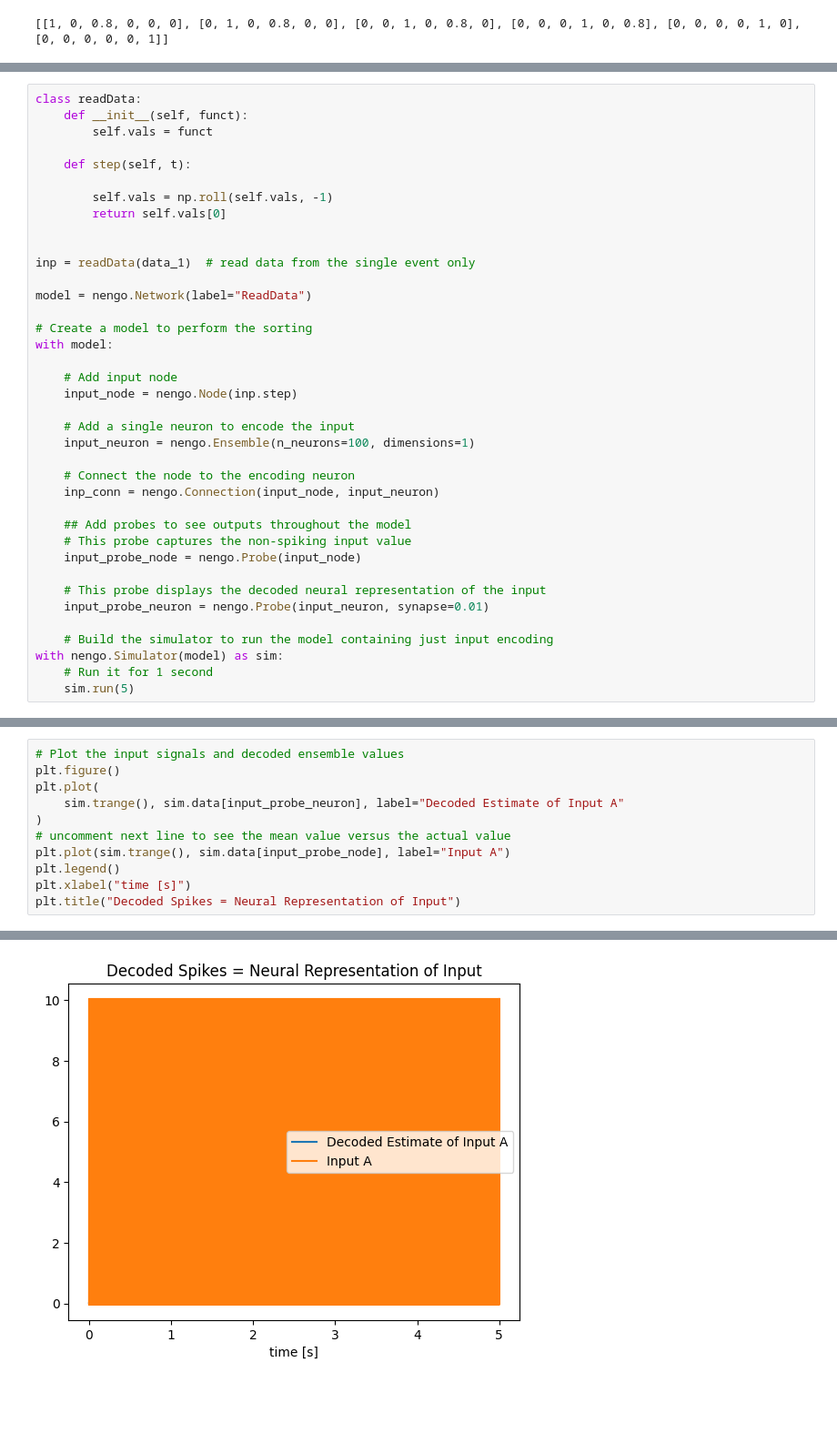
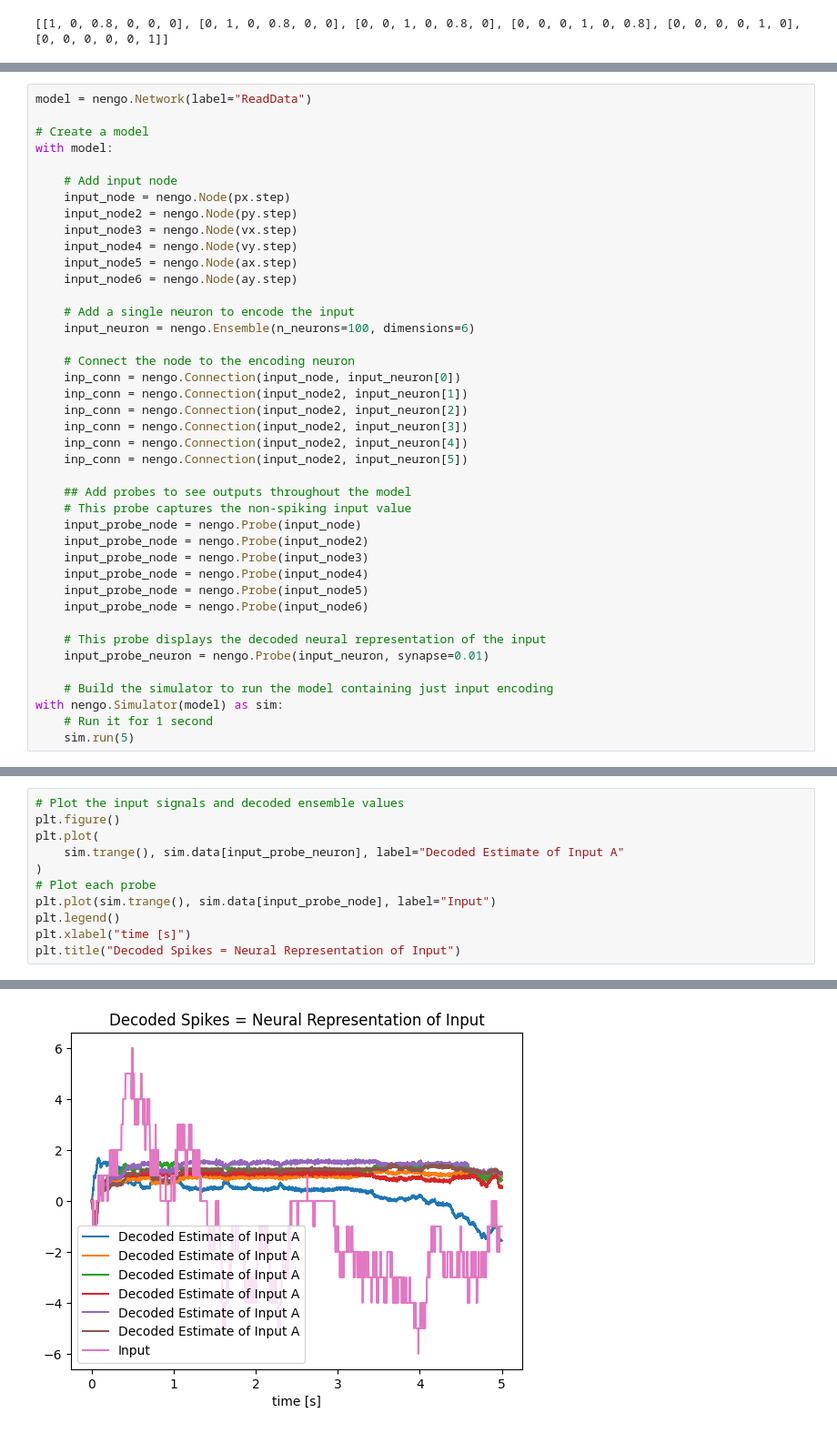
Before and after one commit to ethanw24/495FinalProject, a Jupyter notebook: FinalProject.ipynb, the cells around one changed output, grey strips where cells are left out. Shown: that part at 91% size. Drawn from its saved outputs; the diff is of its cells as text; blank space fills up the shorter version.

```diff
--- a/FinalProject.ipynb
+++ b/FinalProject.ipynb
@@ -118,33 +186,36 @@ KeyError: 0.009000000000000001
 # %%
-class readData:
-    def __init__(self, funct):
-        self.vals = funct
-
-    def step(self, t):
-
-        self.vals = np.roll(self.vals, -1)
-        return self.vals[0]
-
-
-inp = readData(data_1)  # read data from the single event only
-
 model = nengo.Network(label="ReadData")
 
-# Create a model to perform the sorting
+# Create a model
 with model:
 
     # Add input node
-    input_node = nengo.Node(inp.step)
+    input_node = nengo.Node(px.step)
+    input_node2 = nengo.Node(py.step)
+    input_node3 = nengo.Node(vx.step)
+    input_node4 = nengo.Node(vy.step)
+    input_node5 = nengo.Node(ax.step)
+    input_node6 = nengo.Node(ay.step)
 
     # Add a single neuron to encode the input
-    input_neuron = nengo.Ensemble(n_neurons=100, dimensions=1)
+    input_neuron = nengo.Ensemble(n_neurons=100, dimensions=6)
 
     # Connect the node to the encoding neuron
-    inp_conn = nengo.Connection(input_node, input_neuron)
+    inp_conn = nengo.Connection(input_node, input_neuron[0])
+    inp_conn = nengo.Connection(input_node2, input_neuron[1])
+    inp_conn = nengo.Connection(input_node2, input_neuron[2])
+    inp_conn = nengo.Connection(input_node2, input_neuron[3])
+    inp_conn = nengo.Connection(input_node2, input_neuron[4])
+    inp_conn = nengo.Connection(input_node2, input_neuron[5])
 
     ## Add probes to see outputs throughout the model
     # This probe captures the non-spiking input value
     input_probe_node = nengo.Probe(input_node)
+    input_probe_node = nengo.Probe(input_node2)
+    input_probe_node = nengo.Probe(input_node3)
+    input_probe_node = nengo.Probe(input_node4)
+    input_probe_node = nengo.Probe(input_node5)
+    input_probe_node = nengo.Probe(input_node6)
 
     # This probe displays the decoded neural representation of the input
     input_probe_neuron = nengo.Probe(input_neuron, synapse=0.01)
@@ -159,14 +230,14 @@ with nengo.Simulator(model) as sim:
 # %%
 # Plot the input signals and decoded ensemble values
 plt.figure()
 plt.plot(
     sim.trange(), sim.data[input_probe_neuron], label="Decoded Estimate of Input A"
 )
-# uncomment next line to see the mean value versus the actual value
-plt.plot(sim.trange(), sim.data[input_probe_node], label="Input A")
+# Plot each probe
+plt.plot(sim.trange(), sim.data[input_probe_node], label="Input")
 plt.legend()
 plt.xlabel("time [s]")
 plt.title("Decoded Spikes = Neural Representation of Input")
 # %% [output]
 Text(0.5, 1.0, 'Decoded Spikes = Neural Representation of Input')
-[figure, old version]
+[figure, new version]
```
Also changed, not shown: parts of 11 cells of this notebook, 3 other files.
